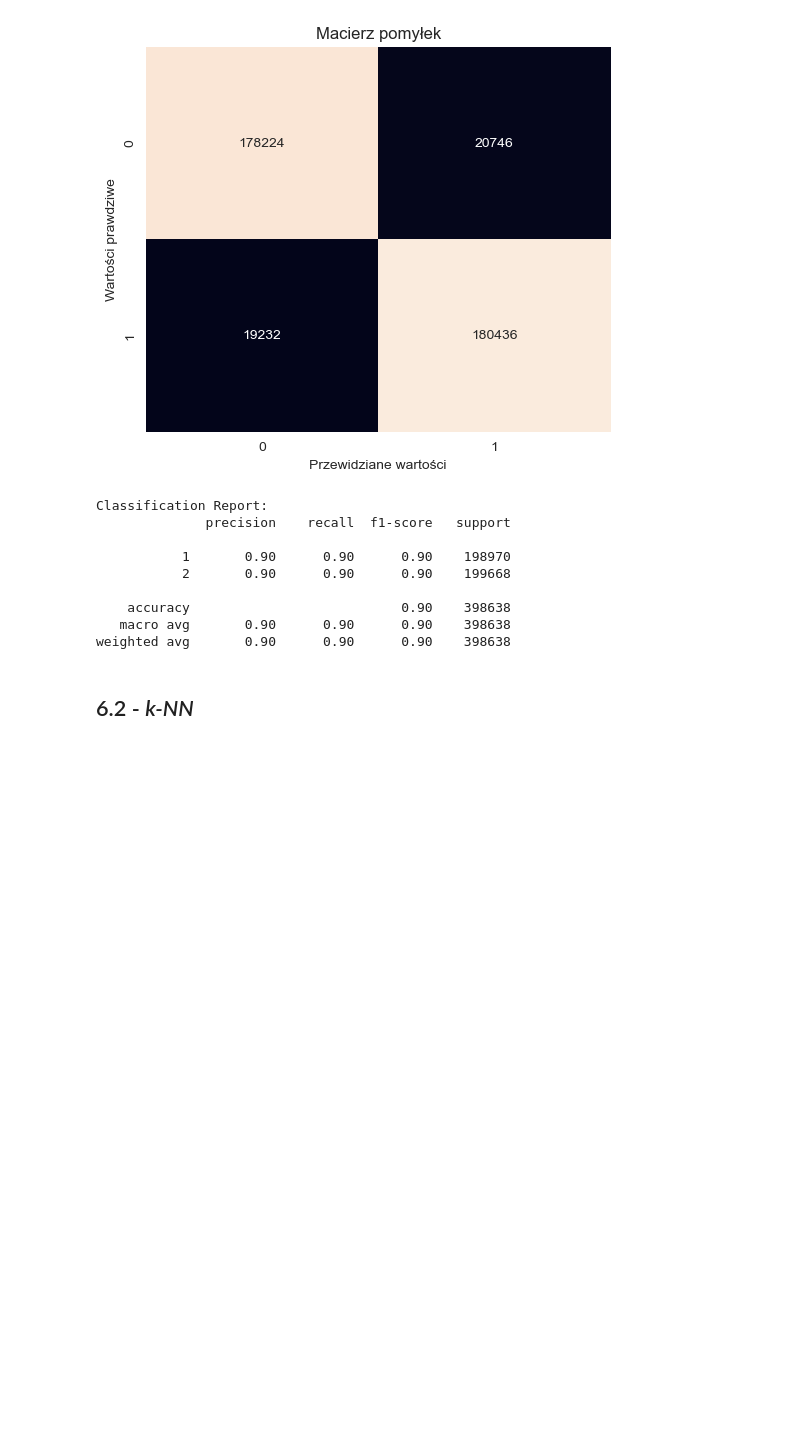
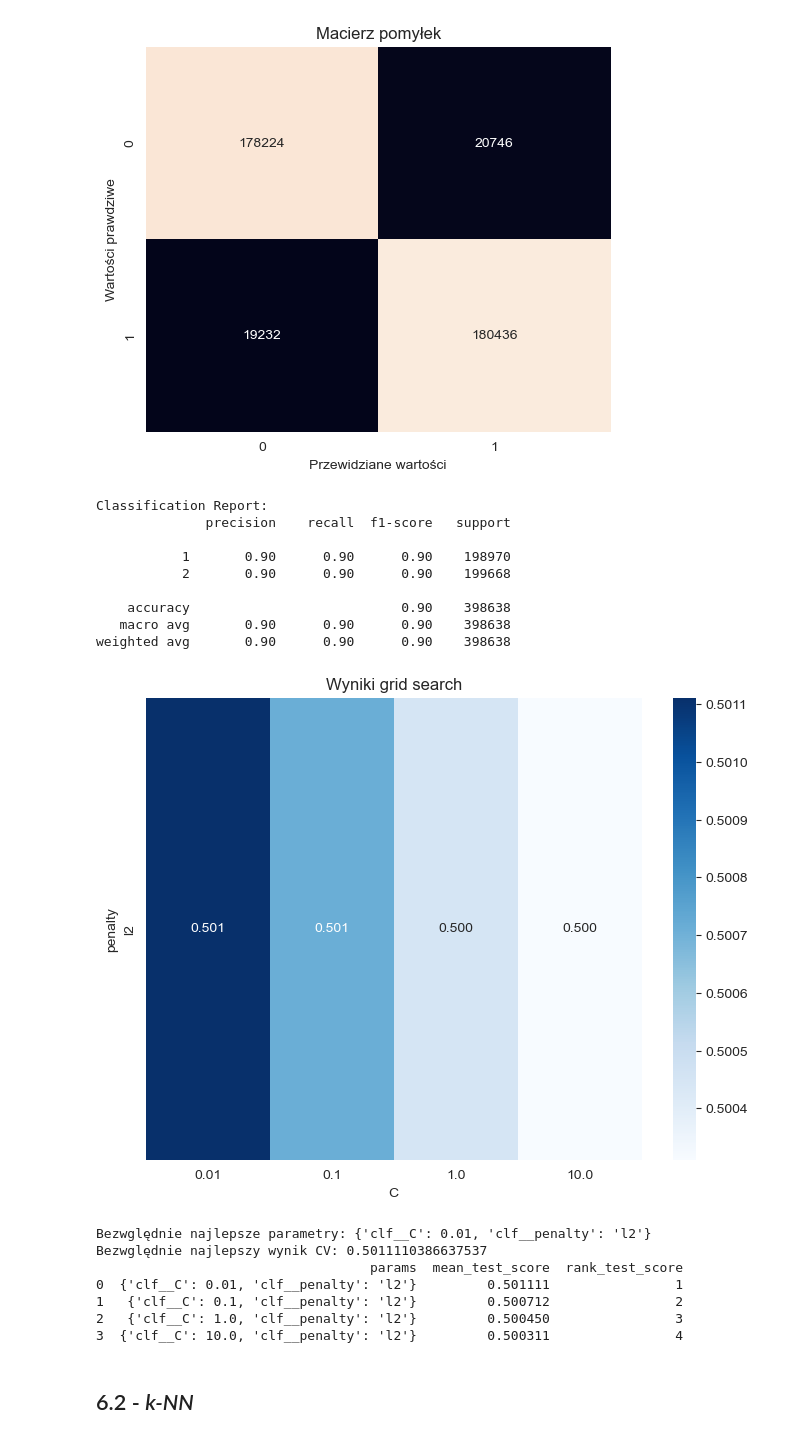
Before and after one commit to piatek5/ML-models-and-classifiers-analisis, a Jupyter notebook: main_notebook.ipynb, the cells around one changed output. Saved outputs shown, nothing was run; the diff lists cells and outputs as text; code cells hidden in the pictures; blank space fills up the shorter version.

```diff
--- a/main_notebook.ipynb
+++ b/main_notebook.ipynb
@@ -564,0 +546,8 @@ x_train_tfidf = best_tfidf.fit_transform(X_train)
+# %%
+X_sample, X_rest, y_sample, y_rest = train_test_split(
+    X_train,
+    y_train,
+    train_size=0.1,
+    random_state=42,
+    stratify=y_train  # klucz do uzyskania reprezentatywnej próbki
+)
@@ -564,0 +563,2 @@ x_train_tfidf = best_tfidf.fit_transform(X_train)
+# %%
+X_sample_tfidf = best_tfidf.fit_transform(X_sample)
@@ -676,3 +732,18 @@ weighted avg       0.90      0.90      0.90    398638
+# %%
+param_grid = {
+    'clf__C': [0.01, 0.1, 1.0, 10.0],
+    'clf__penalty': ['l2']
+}
+find_best_params(LogisticRegression(), X_sample_tfidf, y_sample, param_grid, do_tfidf=False)
+# %% [output]
+[figure, added]
+Bezwględnie najlepsze parametry: {'clf__C': 0.01, 'clf__penalty': 'l2'}
+Bezwględnie najlepszy wynik CV: 0.5011110386637537
+                                   params  mean_test_score  rank_test_score
+0  {'clf__C': 0.01, 'clf__penalty': 'l2'}         0.501111                1
+1   {'clf__C': 0.1, 'clf__penalty': 'l2'}         0.500712                2
+2   {'clf__C': 1.0, 'clf__penalty': 'l2'}         0.500450                3
+3  {'clf__C': 10.0, 'clf__penalty': 'l2'}         0.500311                4
 # %% [markdown]
 ## 6.2 - *k-NN*
 # %%
```
Also changed, not shown: parts of 17 cells of this notebook.
